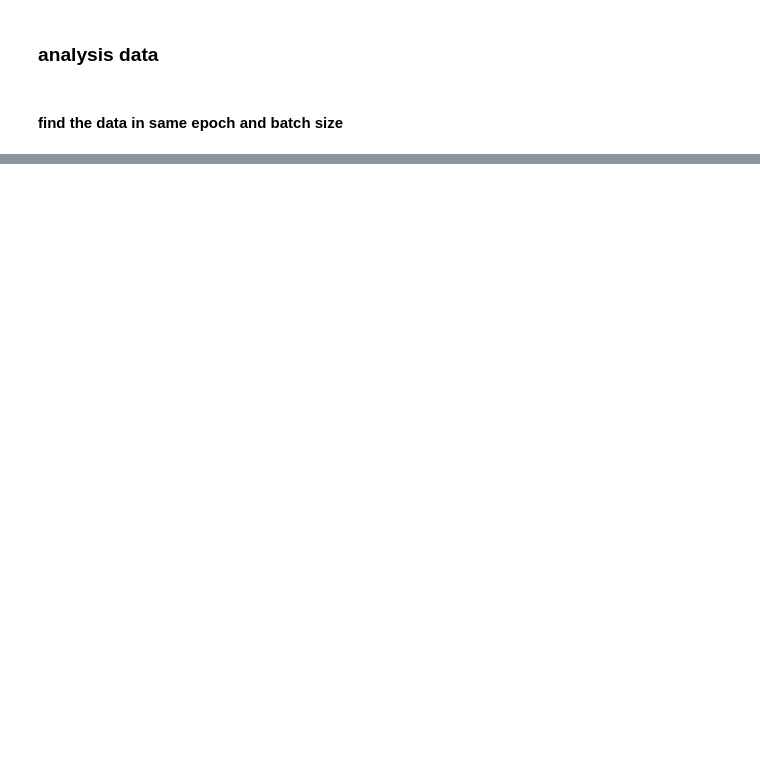
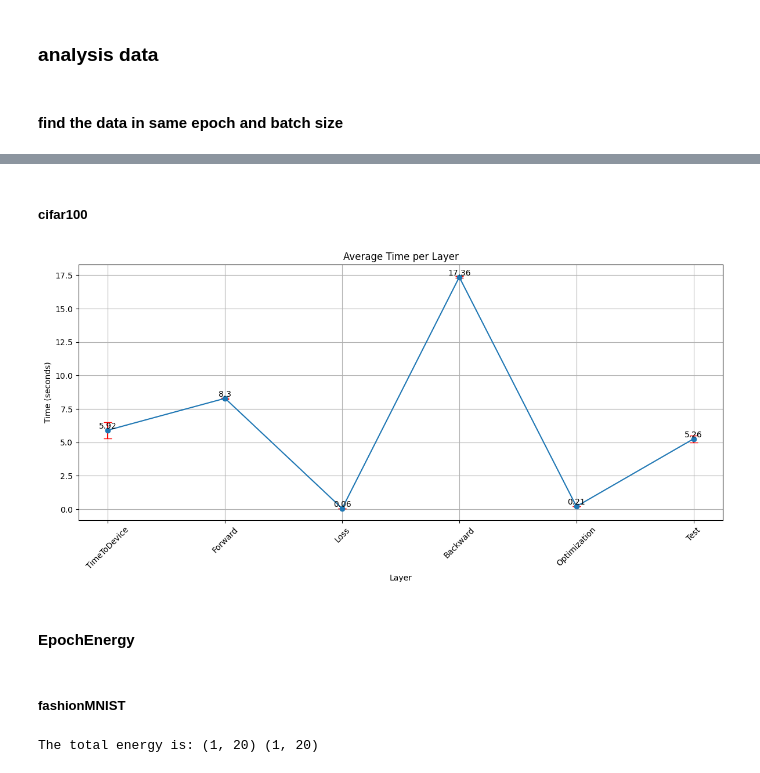
Before and after one commit to dtjgp/GreenAI, a Jupyter notebook: Cloud/4090/code/alexnet_analysis.ipynb, the cells around one changed output, grey strips where cells are left out. Saved outputs shown, nothing was run; the diff lists cells and outputs as text; code cells hidden in the pictures; blank space fills up the shorter version.

```diff
--- a/Cloud/4090/code/alexnet_analysis.ipynb
+++ b/Cloud/4090/code/alexnet_analysis.ipynb
@@ -332,0 +173,32 @@ plt.show()
+# %% [markdown]
+##### cifar100
+# %%
+# Calculate the mean and standard deviation for each layer
+trainpart_means = np.mean(TrainPartTime_c, axis=1)
+trainpart_stds = np.std(TrainPartTime_c, axis=1)
+
+# Plot the average time per layer with error bars
+plt.figure(figsize=(12, 6))
+plt.errorbar(TrainPartName, trainpart_means, yerr=trainpart_stds, fmt='-o', ecolor='r', capsize=5)
+plt.title('Average Time per Layer')
+plt.xlabel('Layer')
+plt.ylabel('Time (seconds)')
+plt.xticks(rotation=45)
+plt.grid(True)
+plt.tight_layout()
+# add the value on each point in the plot
+for i in range(len(TrainPartName)):
+    plt.text(i, trainpart_means[i], np.round(trainpart_means[i], 2), ha='center', va='bottom')
+plt.show()
+# %% [output]
+[figure, added]
+# %% [markdown]
+#### EpochEnergy
+# %% [markdown]
+##### fashionMNIST
+# %%
+totalEpochEnergy_f = np.zeros((1, epochs[0]))
+avgEpochEnergy_f = np.zeros((1, epochs[0]))
+print('The total energy is:', totalEpochEnergy_f.shape, avgEpochEnergy_f.shape)
+# %% [output]
+The total energy is: (1, 20) (1, 20)
```
Also changed, not shown: parts of 38 cells of this notebook, 18 other files.
